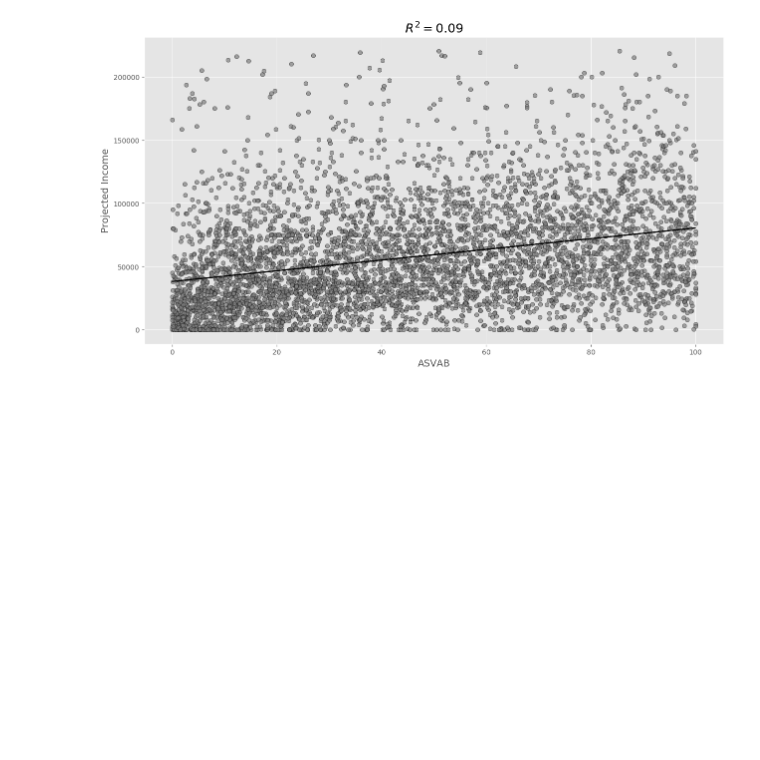
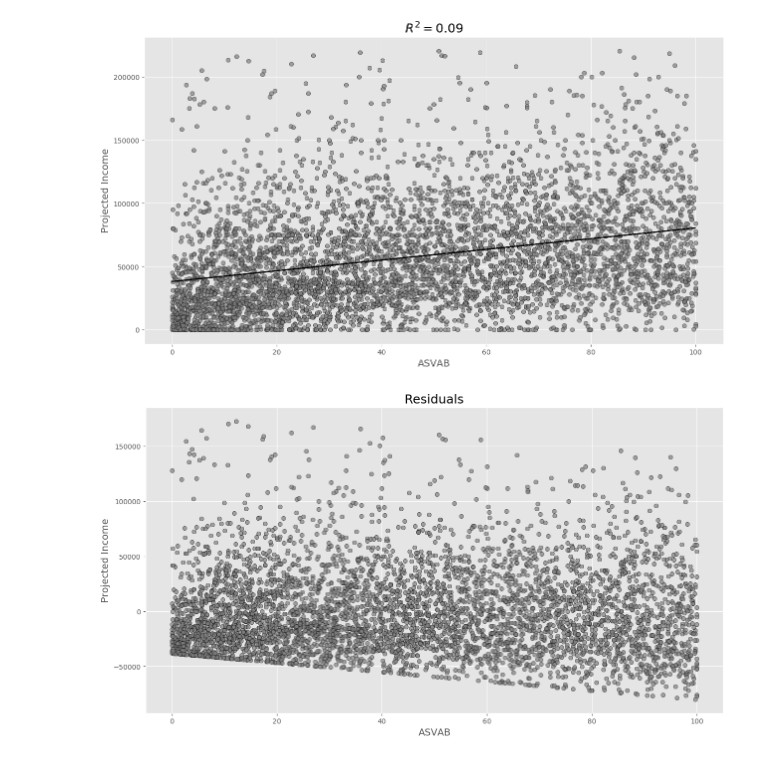
Before and after one commit to dpgochev/research-paper, a Jupyter notebook: src/model_predicting_on_asvab.ipynb, the cells around one changed output. Drawn from its saved outputs; the diff is of its cells as text; code cells hidden in the pictures; blank space fills up the shorter version.

```diff
--- a/src/model_predicting_on_asvab.ipynb
+++ b/src/model_predicting_on_asvab.ipynb
@@ -56,3 +56,12 @@ print(X,y)
 5018     40400
 5019     19643
 Name: FamilyIncome, Length: 5020, dtype: int64
+# %%
+# checking the p values
+import statsmodels.api as sm
+X = sm.add_constant(X)
+
+mod = sm.OLS( y,X)
+
+res = mod.fit()
+print(res.summary())
@@ -68,3 +102,7 @@ print(regressor.score(X, y))
 # %%
 response=regressor.predict(X)
 r2 = regressor.score(X, y)
+# %%
+X=df.ASVAB.to_numpy().reshape(-1, 1)
+y=df.FamilyIncome
+print(X,y)
@@ -84,3 +142,19 @@ plt.show()
 plt.close()
 # %% [output]
 [figure]
+# %%
+plt.style.use('default')
+plt.style.use('ggplot')
+
+fig, ax = plt.subplots(figsize=(15, 8))
+
+
+ax.scatter(X, (y-response), edgecolor='k', facecolor='grey', alpha=0.7, label='Residuals')
+ax.set_ylabel('Projected Income', fontsize=14)
+ax.set_xlabel('ASVAB', fontsize=14)
+ax.set_title('Residuals', fontsize=18)
+
+plt.show()
+plt.close()
+# %% [output]
+[figure, added]
```
Also changed, not shown: parts of 9 cells of this notebook, 2 other files.
